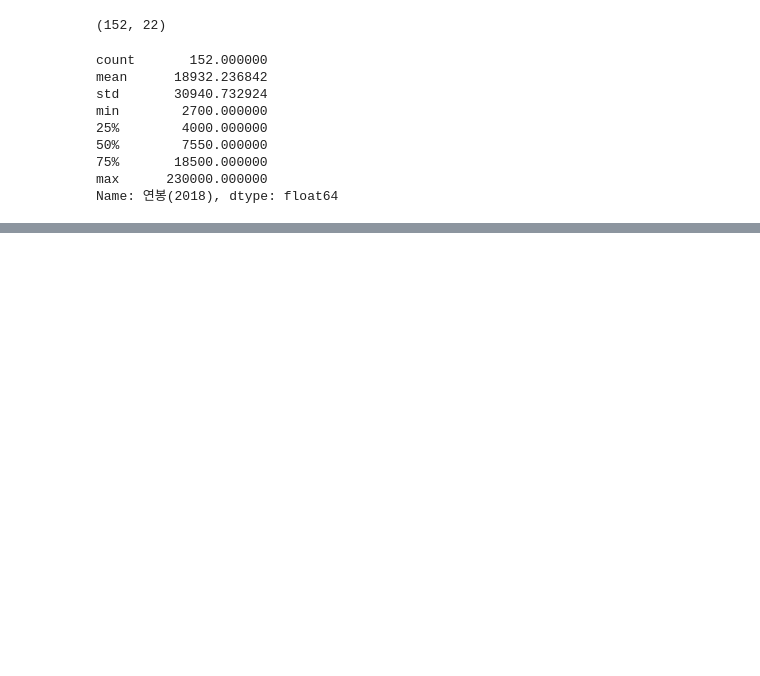
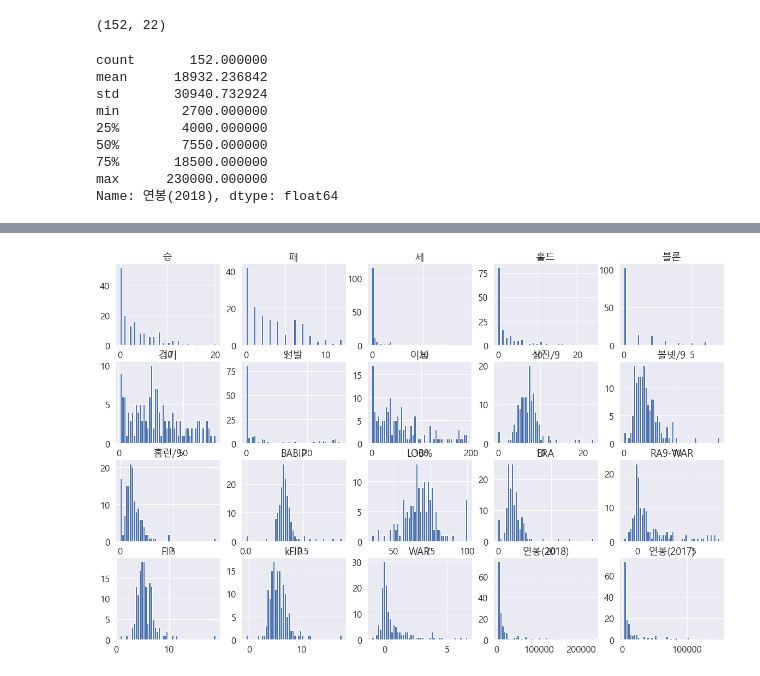
Before and after one commit to pjh2328/J-s-DataScience, a Jupyter notebook: Data Analysis/프로야구 선수의 다음 해 연봉 예측하기.ipynb, the cells around one changed output, grey strips where cells are left out. Cells and saved outputs as stored; diff of their text form; code cells hidden in the pictures; blank space fills up the shorter version.

```diff
--- a/Data Analysis/프로야구 선수의 다음 해 연봉 예측하기.ipynb
+++ b/Data Analysis/프로야구 선수의 다음 해 연봉 예측하기.ipynb
@@ -62,0 +64,21 @@ picher.boxplot(column=['연봉(2018)']) #연봉의 상자 그림 출력
+# %%
+picher_features_df = picher[['승','패','세','홀드','블론',
+                             "경기","선발","이닝","삼진/9","볼넷/9",
+                             "홈런/9","BABIP","LOB%","ERA","RA9-WAR",
+                             "FIP","kFIP","WAR",
+                             "연봉(2018)","연봉(2017)"]]
+#피처 가가에 대한 히스토그램을 출력
+def plot_hist_each_column(df):
+    plt.rcParams['figure.figsize'] = [20,16]
+    fig = plt.figure(1)
+
+    for i in range(len(df.columns)):
+        ax = fig.add_subplot(5,5, i+1)
+        plt.hist(df[df.columns[i]], bins=50)
+        ax.set_title(df.columns[i])
+    plt.show()
+
+
+plot_hist_each_column(picher_features_df)
+# %% [output]
+[figure, added]
```
Also changed, not shown: parts of 22 cells of this notebook.
